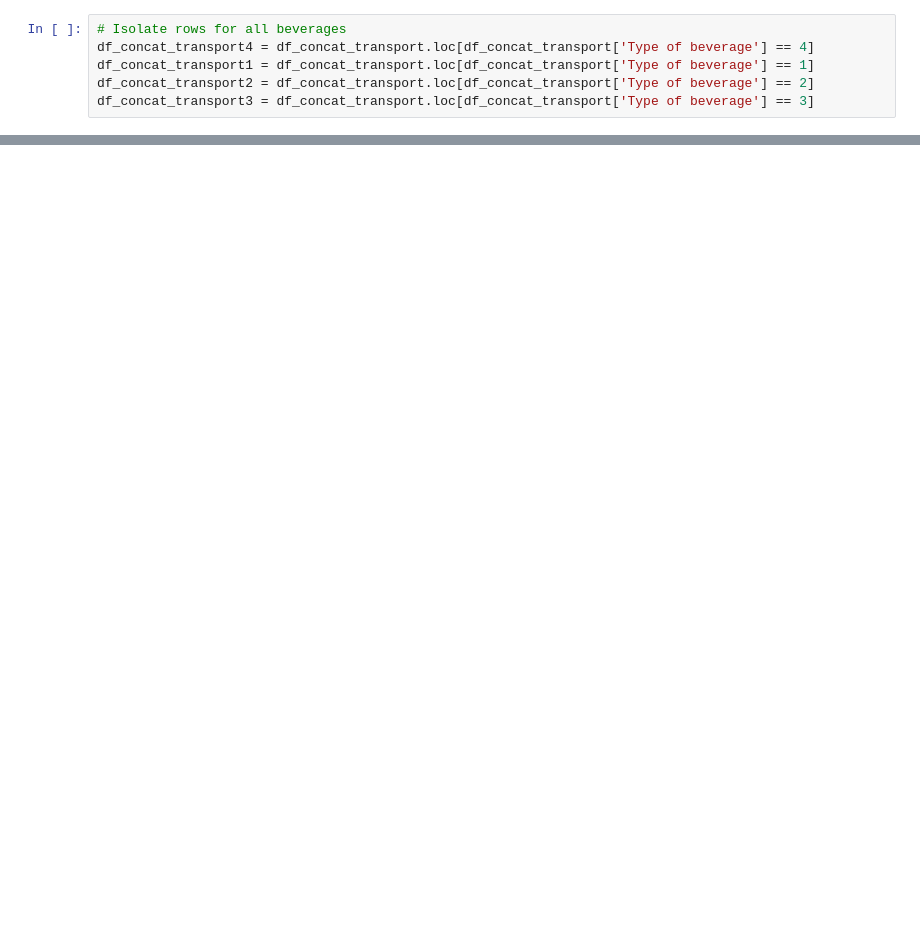
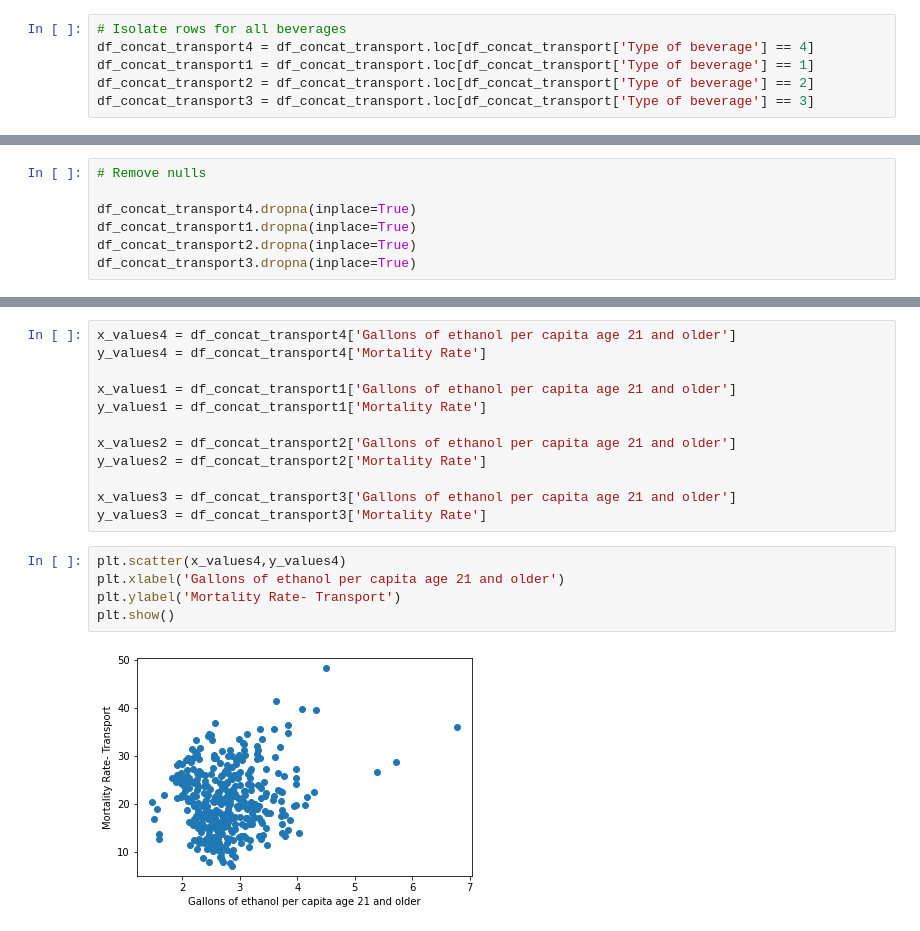
Before and after one commit to saleha456/Group1Project1, a Jupyter notebook: Transport injuries.ipynb, the cells around one changed output, grey strips where cells are left out. Cells and saved outputs as stored; diff of their text form; blank space fills up the shorter version.

```diff
--- a/Transport injuries.ipynb
+++ b/Transport injuries.ipynb
@@ -178,0 +191,7 @@ df_concat_transport3 = df_concat_transport.loc[df_concat_transport['Type of beve
+# %%
+# Remove nulls
+
+df_concat_transport4.dropna(inplace=True)
+df_concat_transport1.dropna(inplace=True)
+df_concat_transport2.dropna(inplace=True)
+df_concat_transport3.dropna(inplace=True)
@@ -178,0 +226,19 @@ df_concat_transport3 = df_concat_transport.loc[df_concat_transport['Type of beve
+# %%
+x_values4 = df_concat_transport4['Gallons of ethanol per capita age 21 and older']
+y_values4 = df_concat_transport4['Mortality Rate']
+
+x_values1 = df_concat_transport1['Gallons of ethanol per capita age 21 and older']
+y_values1 = df_concat_transport1['Mortality Rate']
+
+x_values2 = df_concat_transport2['Gallons of ethanol per capita age 21 and older']
+y_values2 = df_concat_transport2['Mortality Rate']
+
+x_values3 = df_concat_transport3['Gallons of ethanol per capita age 21 and older']
+y_values3 = df_concat_transport3['Mortality Rate']
+# %%
+plt.scatter(x_values4,y_values4)
+plt.xlabel('Gallons of ethanol per capita age 21 and older')
+plt.ylabel('Mortality Rate- Transport')
+plt.show()
+# %% [output]
+[figure, added]
```
Also changed, not shown: parts of 25 cells of this notebook.
